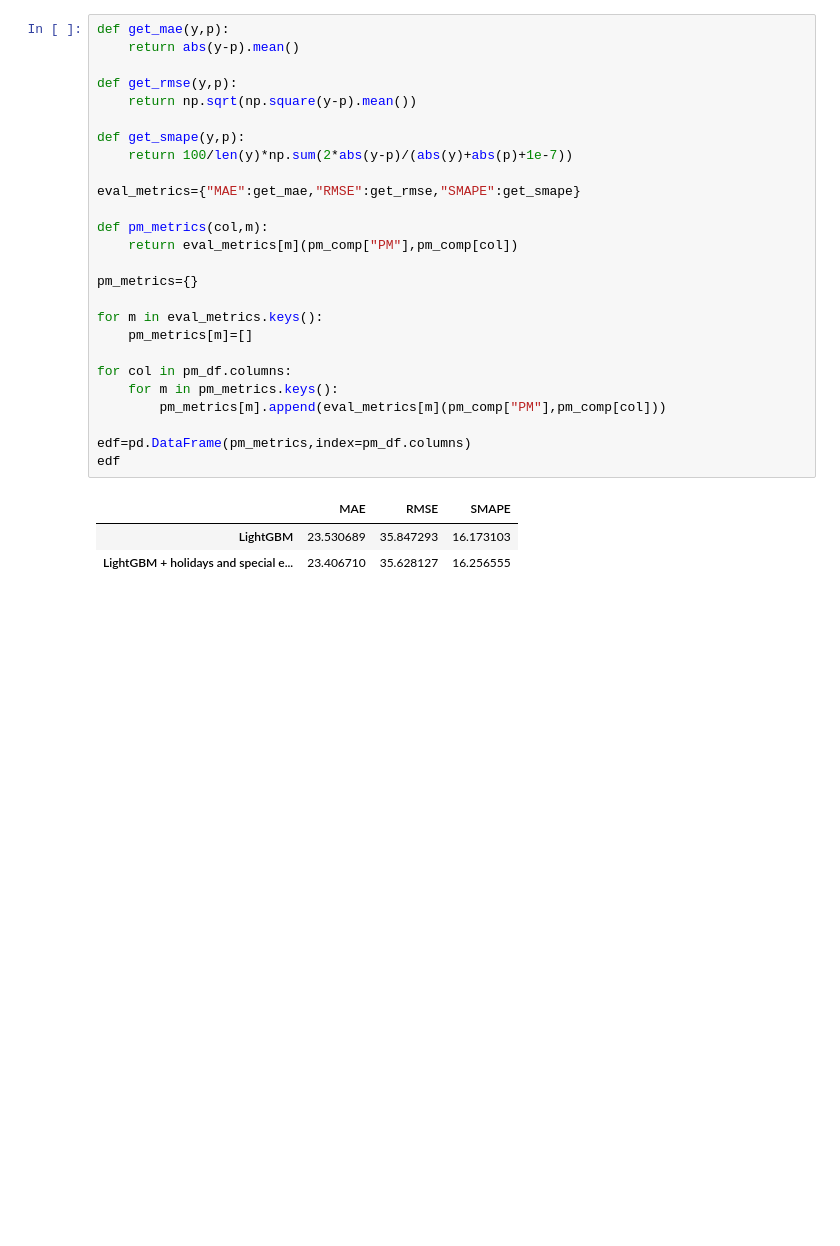
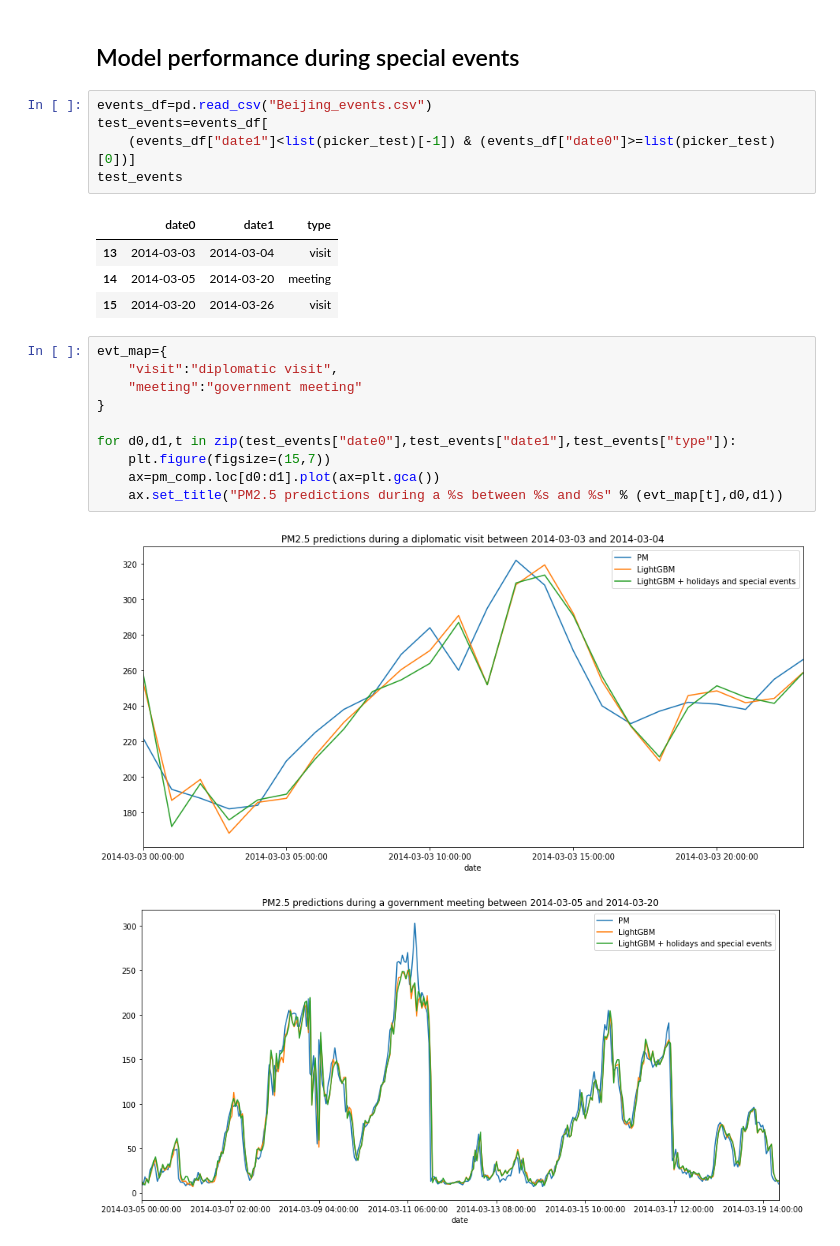
Before and after one commit to TravorLZH/pm25, a Jupyter notebook: pm25_forecasting.ipynb, the cells around one changed output. Saved outputs shown, nothing was run; the diff lists cells and outputs as text; blank space fills up the shorter version.

```diff
--- a/pm25_forecasting.ipynb
+++ b/pm25_forecasting.ipynb
@@ -130,30 +187,25 @@ $$
-# %%
-def get_mae(y,p):
-    return abs(y-p).mean()
-
-def get_rmse(y,p):
-    return np.sqrt(np.square(y-p).mean())
-
-def get_smape(y,p):
-    return 100/len(y)*np.sum(2*abs(y-p)/(abs(y)+abs(p)+1e-7))
-
-eval_metrics={"MAE":get_mae,"RMSE":get_rmse,"SMAPE":get_smape}
-
-def pm_metrics(col,m):
-    return eval_metrics[m](pm_comp["PM"],pm_comp[col])
-
-pm_metrics={}
-
-for m in eval_metrics.keys():
-    pm_metrics[m]=[]
-
-for col in pm_df.columns:
-    for m in pm_metrics.keys():
-        pm_metrics[m].append(eval_metrics[m](pm_comp["PM"],pm_comp[col]))
-
-edf=pd.DataFrame(pm_metrics,index=pm_df.columns)
-edf
-# %% [output]
-|  | MAE | RMSE | SMAPE |
-| LightGBM | 23.530689 | 35.847293 | 16.173103 |
-| LightGBM + holidays and special e... | 23.406710 | 35.628127 | 16.256555 |
+# %% [markdown]
+## Model performance during special events
+# %%
+events_df=pd.read_csv("Beijing_events.csv")
+test_events=events_df[
+    (events_df["date1"]<list(picker_test)[-1]) & (events_df["date0"]>=list(picker_test)[0])]
+test_events
+# %% [output]
+|  | date0 | date1 | type |
+| 13 | 2014-03-03 | 2014-03-04 | visit |
+| 14 | 2014-03-05 | 2014-03-20 | meeting |
+| 15 | 2014-03-20 | 2014-03-26 | visit |
+# %%
+evt_map={
+    "visit":"diplomatic visit",
+    "meeting":"government meeting"
+}
+
+for d0,d1,t in zip(test_events["date0"],test_events["date1"],test_events["type"]):
+    plt.figure(figsize=(15,7))
+    ax=pm_comp.loc[d0:d1].plot(ax=plt.gca())
+    ax.set_title("PM2.5 predictions during a %s between %s and %s" % (evt_map[t],d0,d1))
+# %% [output]
+[figure, added]
+[figure, added]
```
Also changed, not shown: parts of 17 cells of this notebook, 6 other files.
